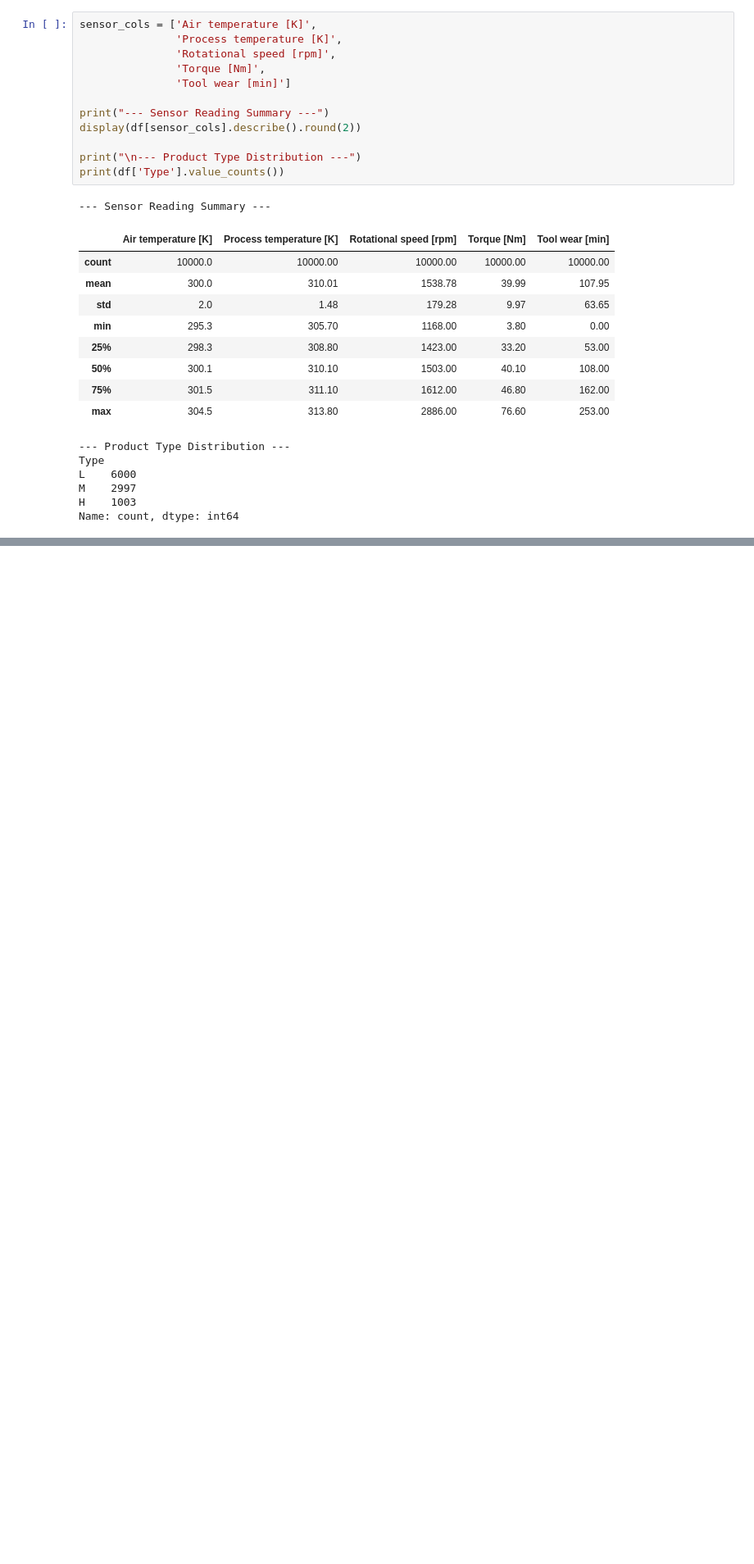
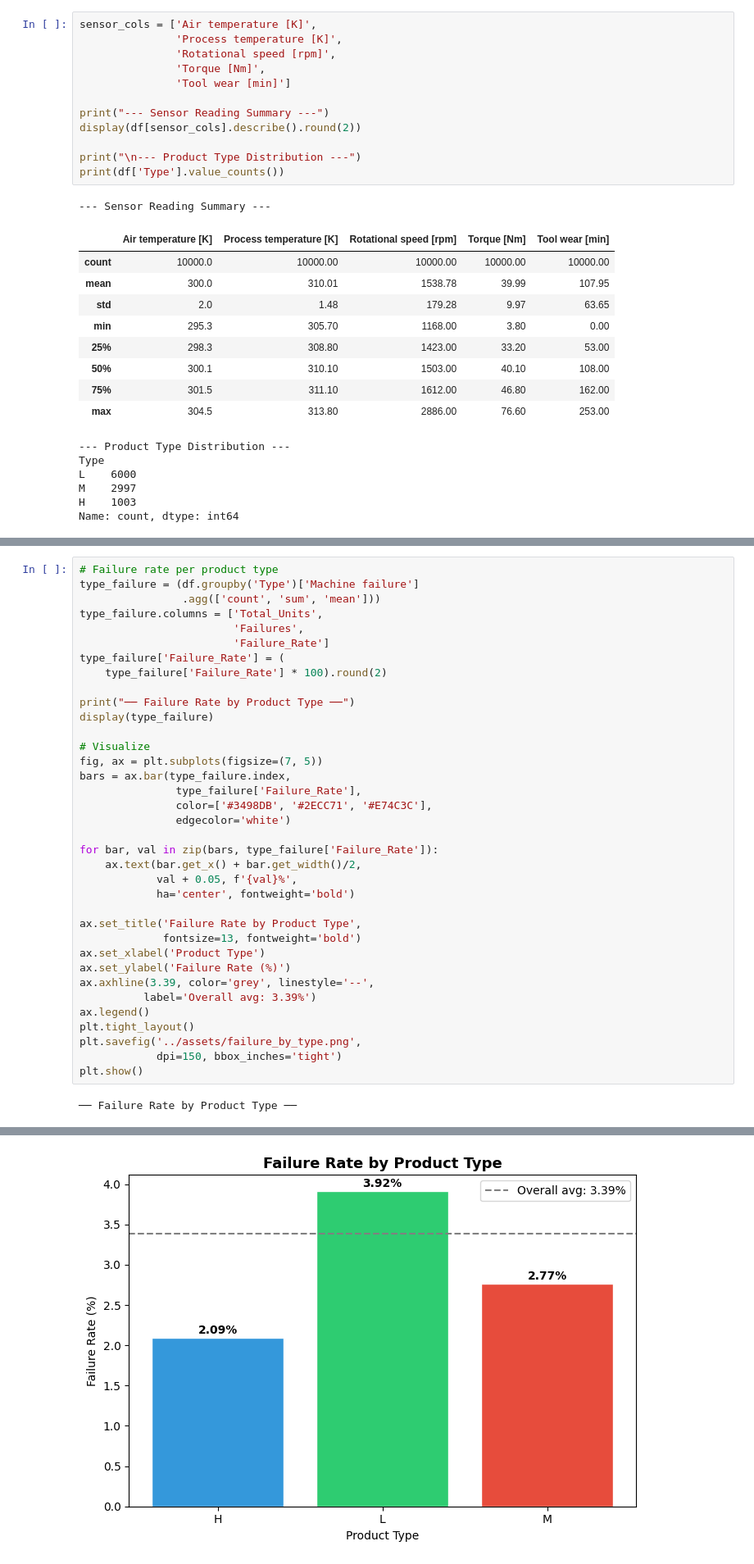
Before and after one commit to BitsbyBhargav/PulseOps, a Jupyter notebook: Notebooks/_data_inspection.ipynb, the cells around one changed output, grey strips where cells are left out. Shown at 82% size. Drawn from its saved outputs; the diff is of its cells as text; blank space fills up the shorter version.

```diff
--- a/Notebooks/_data_inspection.ipynb
+++ b/Notebooks/_data_inspection.ipynb
@@ -112,0 +162,38 @@ Name: count, dtype: int64
+# %%
+# Failure rate per product type
+type_failure = (df.groupby('Type')['Machine failure']
+                .agg(['count', 'sum', 'mean']))
+type_failure.columns = ['Total_Units',
+                        'Failures',
+                        'Failure_Rate']
+type_failure['Failure_Rate'] = (
+    type_failure['Failure_Rate'] * 100).round(2)
+
+print("── Failure Rate by Product Type ──")
+display(type_failure)
+
+# Visualize
+fig, ax = plt.subplots(figsize=(7, 5))
+bars = ax.bar(type_failure.index,
+               type_failure['Failure_Rate'],
+               color=['#3498DB', '#2ECC71', '#E74C3C'],
+               edgecolor='white')
+
+for bar, val in zip(bars, type_failure['Failure_Rate']):
+    ax.text(bar.get_x() + bar.get_width()/2,
+            val + 0.05, f'{val}%',
+            ha='center', fontweight='bold')
+
+ax.set_title('Failure Rate by Product Type',
+             fontsize=13, fontweight='bold')
+ax.set_xlabel('Product Type')
+ax.set_ylabel('Failure Rate (%)')
+ax.axhline(3.39, color='grey', linestyle='--',
+          label='Overall avg: 3.39%')
+ax.legend()
+plt.tight_layout()
+plt.savefig('../assets/failure_by_type.png',
+            dpi=150, bbox_inches='tight')
+plt.show()
+# %% [output]
+── Failure Rate by Product Type ──
@@ -112,0 +205 @@ Name: count, dtype: int64
+[figure, added]
```
Also changed, not shown: parts of 3 cells of this notebook, 3 other files.
